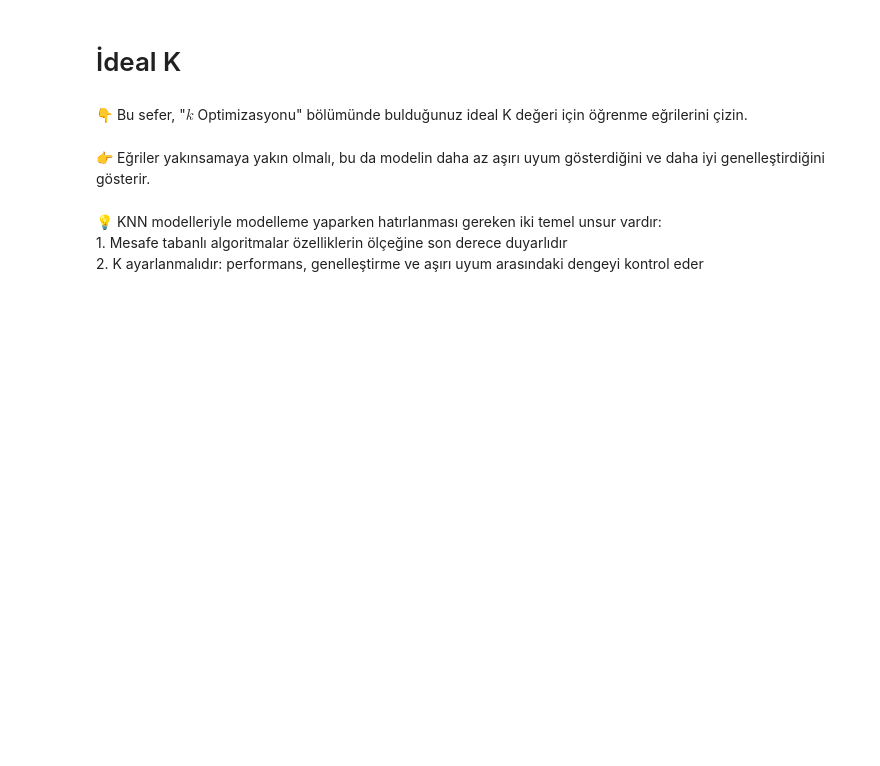
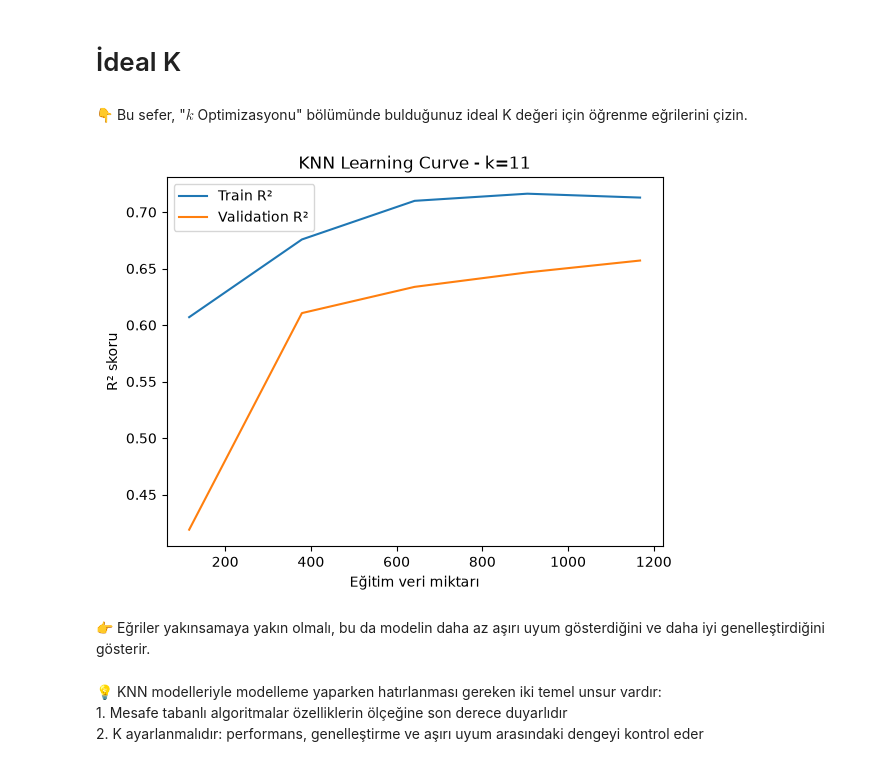
Before and after one commit to serenkayranerbas/S16D1-S-data-knn, a Jupyter notebook: KNN.ipynb, the cells around one changed output. Saved outputs shown, nothing was run; the diff lists cells and outputs as text; code cells hidden in the pictures; blank space fills up the shorter version.

```diff
--- a/KNN.ipynb
+++ b/KNN.ipynb
@@ -235,3 +257,27 @@ git push origin master
+# %%
+model_best = KNeighborsRegressor(n_neighbors=best_k)
+
+train_sizes_best, train_scores_best, val_scores_best = learning_curve(
+    model_best,
+    X_rescaled,
+    y,
+    cv=5,
+    scoring='r2'
+)
+# %%
+train_mean_best = train_scores_best.mean(axis=1)
+val_mean_best = val_scores_best.mean(axis=1)
+# %%
+plt.plot(train_sizes_best, train_mean_best, label="Train R²")
+plt.plot(train_sizes_best, val_mean_best, label="Validation R²")
+
+plt.xlabel("Eğitim veri miktarı")
+plt.ylabel("R² skoru")
+plt.title("KNN Learning Curve - k=11")
+plt.legend()
+plt.show()
+# %% [output]
+[figure, added]
 # %% [markdown]
 👉 Eğriler yakınsamaya yakın olmalı, bu da modelin daha az aşırı uyum gösterdiğini ve daha iyi genelleştirdiğini gösterir.
 # %% [markdown]
```
Also changed, not shown: parts of 10 cells of this notebook, 1 other file.
